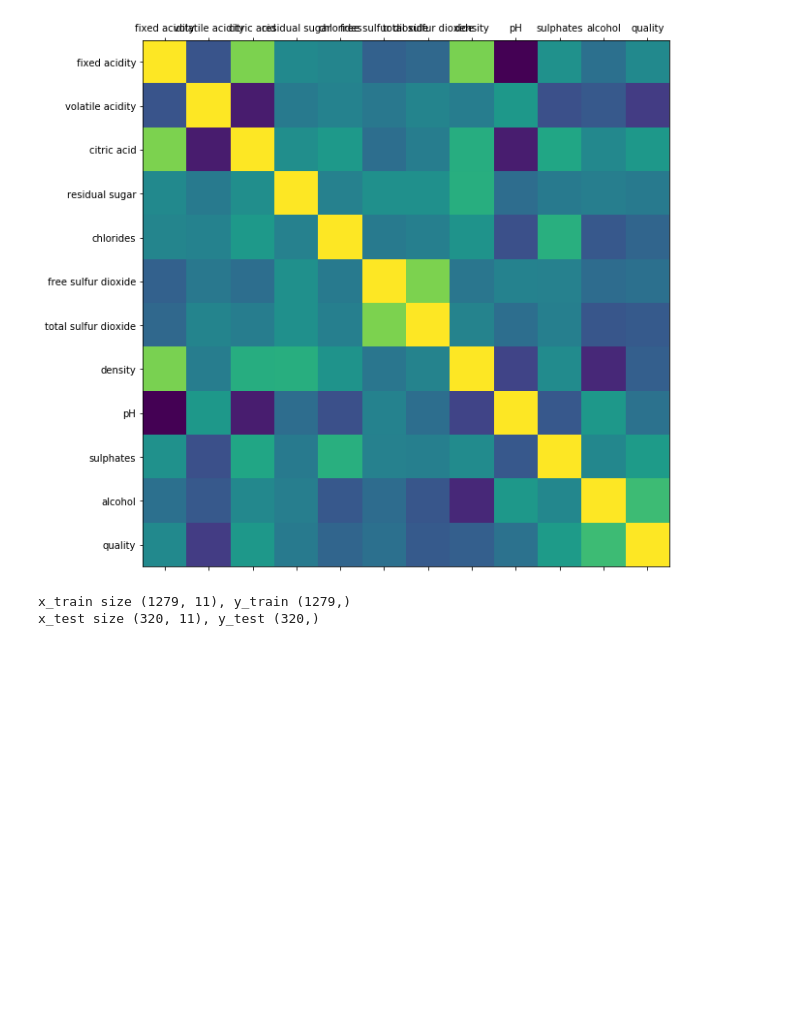
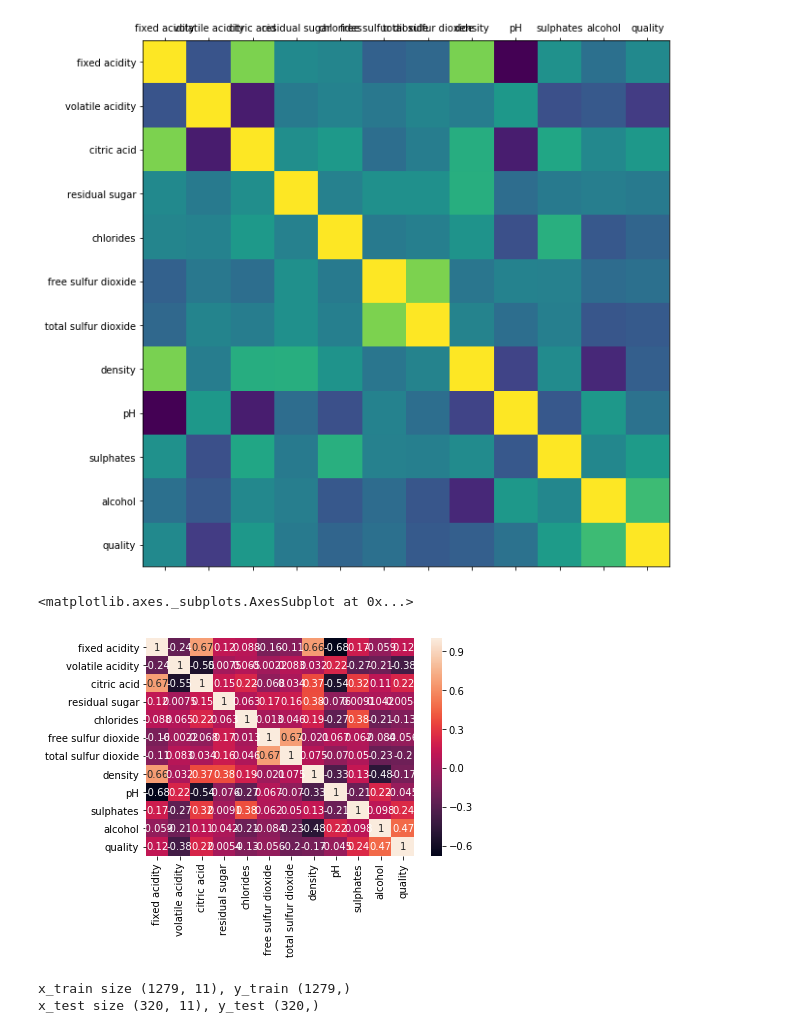
Before and after one commit to rajeevsingh717/WineQualityPrediction, a Jupyter notebook: WineQualityRed.ipynb, the cells around one changed output. Cells and saved outputs as stored; diff of their text form; code cells hidden in the pictures; blank space fills up the shorter version.

```diff
--- a/WineQualityRed.ipynb
+++ b/WineQualityRed.ipynb
@@ -105,6 +106,11 @@ def plot_corr(df,size=10):
 plot_corr(train_set)
 # %% [output]
 [figure]
+# %%
+sns.heatmap(train_set.corr(), annot=True)
+# %% [output]
+<matplotlib.axes._subplots.AxesSubplot at 0x...>
+[figure, added]
 # %%
 ##Taking all the columns for modelling
 x_train = train_set.drop('quality',axis=1)
```
Also changed, not shown: parts of 8 cells of this notebook.
